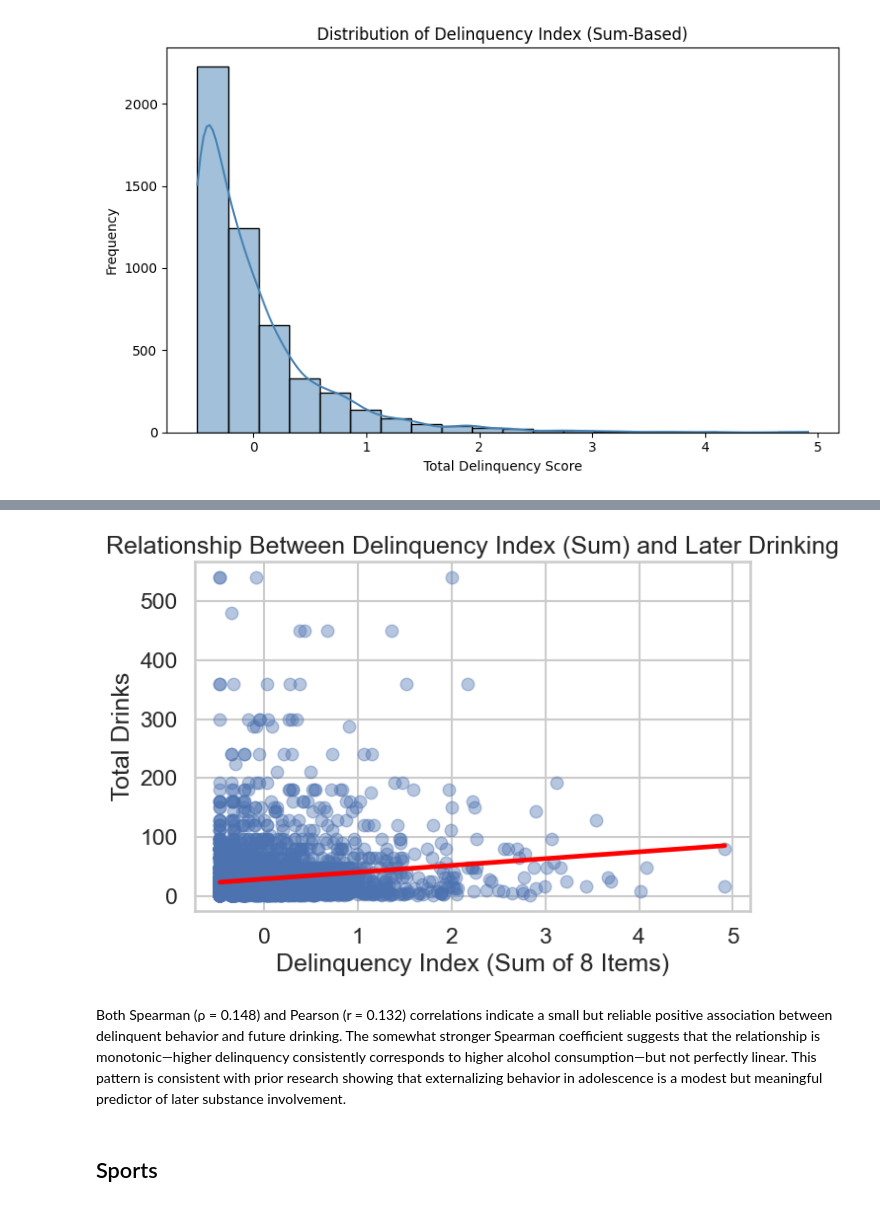
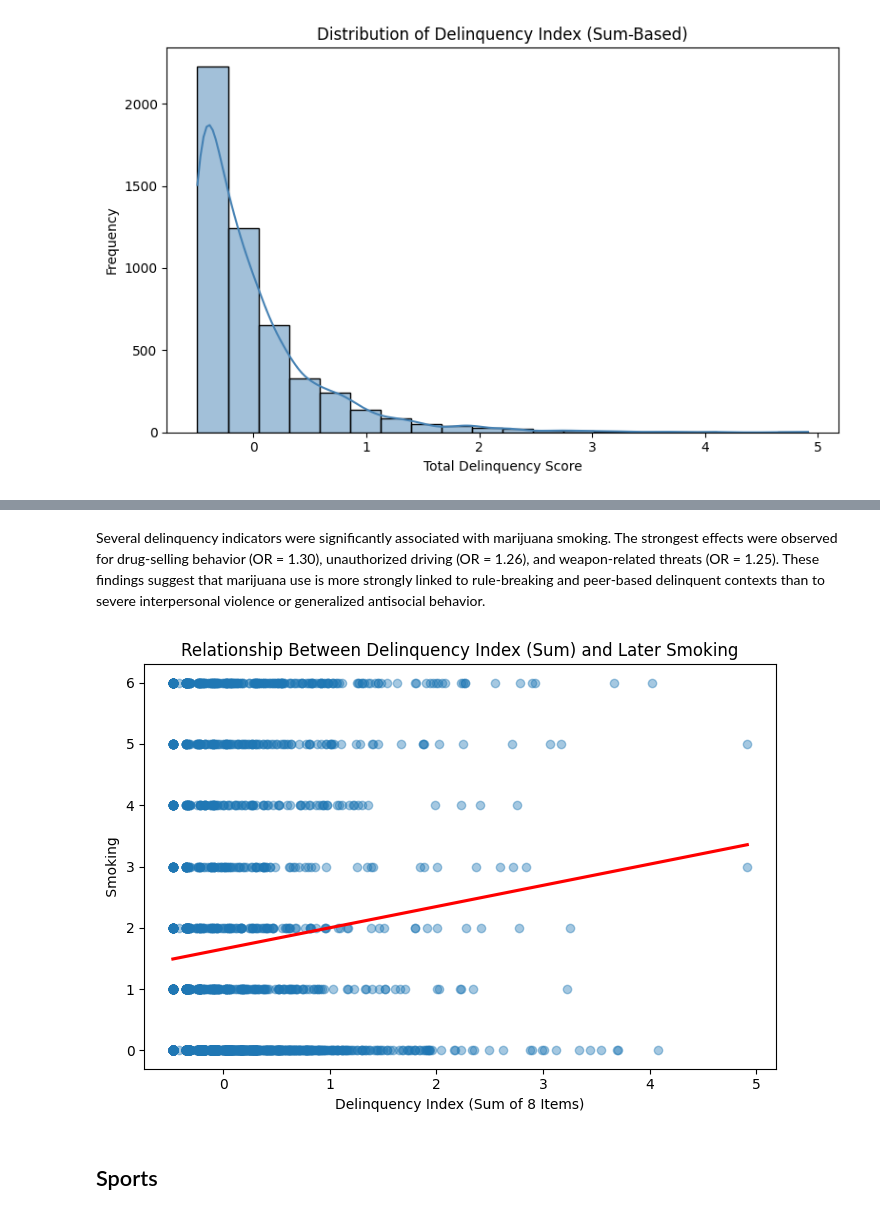
Before and after one commit to hmhamade1999-debug/Substance-Use-Prediction-From-Adolescence, a Jupyter notebook: marijuana/Capstone_USJ_EDA-marijuana-fullvar.ipynb, the cells around one changed output, grey strips where cells are left out. Saved outputs shown, nothing was run; the diff lists cells and outputs as text; code cells hidden in the pictures.

```diff
--- a/marijuana/Capstone_USJ_EDA-marijuana-fullvar.ipynb
+++ b/marijuana/Capstone_USJ_EDA-marijuana-fullvar.ipynb
@@ -2057,0 +2019,22 @@ The correlation heatmap shows that peer alcohol use is the strongest correlate o
+# %%
+from statsmodels.miscmodels.ordinal_model import OrderedModel
+import pandas as pd
+import numpy as np
+
+# Rebuild clean temp for the model
+temp = df1[['peer_alcohol_count', dep]].copy()
+
+temp['peer_alcohol_count'] = pd.to_numeric(temp['peer_alcohol_count'], errors='coerce')
+temp[dep] = pd.to_numeric(temp[dep], errors='coerce')
+
+temp = temp.dropna(subset=['peer_alcohol_count', dep])
+
+# Outcome and predictor
+y = temp[dep].astype(int)
+X = temp[['peer_alcohol_count']]
+
+# Ordinal logit model
+model = OrderedModel(y, X, distr='logit')
+res = model.fit(method='bfgs', maxiter=1000, disp=False)
+
+print(res.summary())
@@ -2208,8 +2211,8 @@ depression_vars = [
 results = []
 
 for var in depression_vars:
-    temp = df1.dropna(subset=[var, 'TotalDrinking'])
-    group_means = temp.groupby(var)['TotalDrinking'].mean()
+    temp = df1.dropna(subset=[var, dep])
+    group_means = temp.groupby(var)[dep].mean()
     results.append(group_means)
 
 # Combine results into a single DataFrame for easy comparison
@@ -2523,10 +2867,10 @@ for v in reverse_vars:
     df1[v] = 6 - df1[v]
 # %%
 # 4️⃣ Display average TotalDrinks by response level for each variable
-print("Average Drinking by Response Level for Each Motivation Variable:\n")
+print("Average Smoking by Response Level for Each Motivation Variable:\n")
 for v in motivation_vars:
     avg_table = (
-        df1.groupby(v, dropna=True)['TotalDrinking']
+        df1.groupby(v, dropna=True)[dep]
            .mean()
            .round(2)
     )
@@ -2759,22 +3145,25 @@ Pearson correlation: 0.143
+# %% [markdown]
+Several delinquency indicators were significantly associated with marijuana smoking. The strongest effects were observed for drug-selling behavior (OR = 1.30), unauthorized driving (OR = 1.26), and weapon-related threats (OR = 1.25). These findings suggest that marijuana use is more strongly linked to rule-breaking and peer-based delinquent contexts than to severe interpersonal violence or generalized antisocial behavior.
 # %%
+import matplotlib.pyplot as plt
+import seaborn as sns
+
 plt.figure(figsize=(7,5))
 sns.regplot(
     data=df1,
     x='Delinquency_Index',
-    y='TotalDrinking',
+    y=dep,
     scatter_kws={'alpha':0.4},
     line_kws={'color':'red'},
     ci=None
 )
-plt.title('Relationship Between Delinquency Index (Sum) and Later Drinking')
+plt.title('Relationship Between Delinquency Index (Sum) and Later Smoking')
 plt.xlabel('Delinquency Index (Sum of 8 Items)')
-plt.ylabel(' Total Drinks ')
+plt.ylabel(' Smoking ')
 plt.tight_layout()
 plt.show()
 # %% [output]
-[figure, old version]
+[figure, new version]
-# %% [markdown]
-Both Spearman (ρ = 0.148) and Pearson (r = 0.132) correlations indicate a small but reliable positive association between delinquent behavior and future drinking. The somewhat stronger Spearman coefficient suggests that the relationship is monotonic—higher delinquency consistently corresponds to higher alcohol consumption—but not perfectly linear. This pattern is consistent with prior research showing that externalizing behavior in adolescence is a modest but meaningful predictor of later substance involvement.
 # %% [markdown]
 ## Sports
 # %%
```
Also changed, not shown: parts of 106 cells of this notebook.
